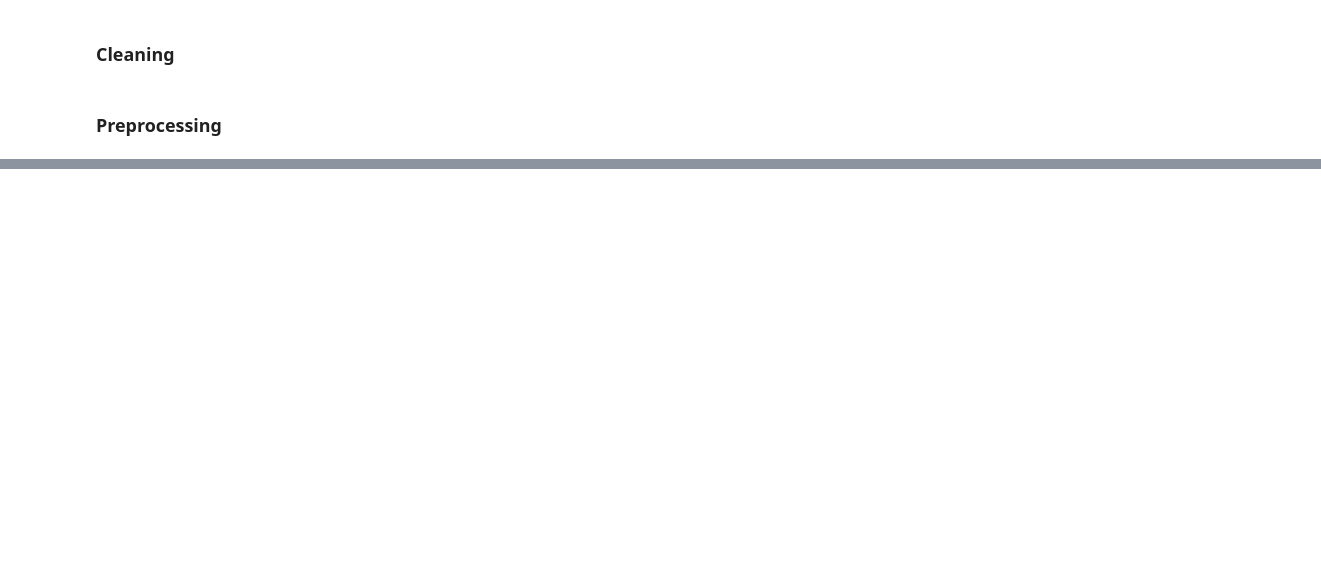
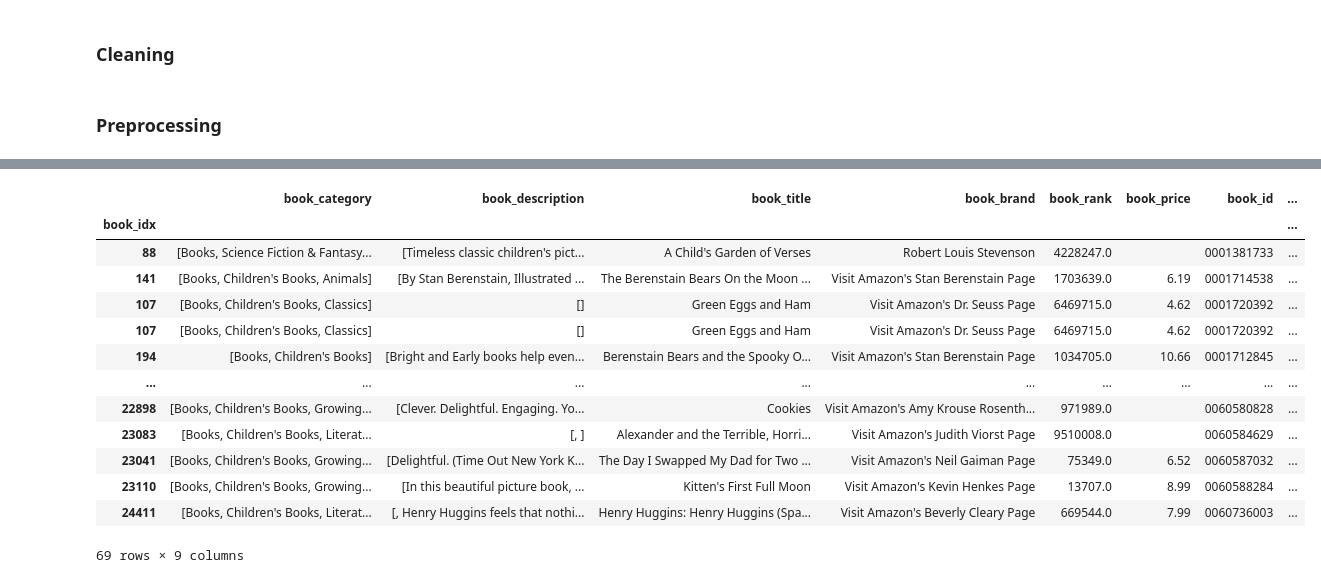
Before and after one commit to Pmcslarrow/booky, a Jupyter notebook: amazon-books/main.ipynb, the cells around one changed output, grey strips where cells are left out. Drawn from its saved outputs; the diff is of its cells as text; code cells hidden in the pictures; blank space fills up the shorter version.

Commit message:
feat: 0006 Git LFS saving artifacts and training

```diff
--- a/amazon-books/main.ipynb
+++ b/amazon-books/main.ipynb
@@ -21,7 +21,7 @@ def getDF(path):
   for d in parse(path):
     df[i] = d
     i += 1
-    if i > 100000:
+    if i > 500000: # 750000 worked well
       break
   return pd.DataFrame.from_dict(df, orient='index')
 
@@ -218,0 +322,31 @@ class TwoTowersDataset(Dataset):
+# %%
+# 1. Enforce min-interaction filter: drop users with < 5 reviews entirely.
+MIN_INTERACTIONS = 4
+counts = df_reviews["user_idx"].value_counts()
+keep_users = counts[counts >= MIN_INTERACTIONS].index
+df_reviews = df_reviews[df_reviews["user_idx"].isin(keep_users)].copy()
+
+# 2. Now leave-one-out split (every remaining user has >=5, so all are eligible).
+val_idx = df_reviews.groupby("user_idx").sample(n=1, random_state=42).index
+df_val = df_reviews.loc[val_idx]
+df_train = df_reviews.drop(index=val_idx)
+
+print(f"users kept: {df_reviews['user_idx'].nunique()}, "
+      f"train rows: {len(df_train)}, val rows: {len(df_val)}")
+
+# logQ correction: in-batch negatives are sampled proportional to how often a
+# book appears in the data, so popular books are unfairly over-penalized. We
+# subtract log(sampling_prob) from each item's logit to correct for that. This
+# is what stops one popular title from topping everyone's list.
+book_counts = np.ones(n_books)  # +1 smoothing so unseen books aren't -inf
+for b in df_train["book_idx"].values:
+    book_counts[b] += 1
+book_log_prob = torch.tensor(
+    np.log(book_counts / book_counts.sum()), dtype=torch.float32, device=device
+)
+
+train_dataset = TwoTowersDataset(df_train)
+val_dataset = TwoTowersDataset(df_val)
+
+train_dataloader = DataLoader(train_dataset, batch_size=512, shuffle=True, drop_last=True)
+val_dataloader = DataLoader(val_dataset, batch_size=512, shuffle=False)
@@ -232,0 +596,18 @@ dataset[2]
+# %%
+reviewed_book_ids = df_reviews[df_reviews["user_idx"] == 1000]["book_idx"].values
+df_metadata.iloc[reviewed_book_ids]
+# %% [output]
+|  | book_category | book_description | book_title | book_brand | book_rank | book_price | book_id | ... |
+| book_idx |  |  |  |  |  |  |  | ... |
+| 88 | [Books, Science Fiction & Fantasy... | [Timeless classic children's pict... | A Child's Garden of Verses | Robert Louis Stevenson | 4228247.0 |  | 0001381733 | ... |
+| 141 | [Books, Children's Books, Animals] | [By Stan Berenstain, Illustrated ... | The Berenstain Bears On the Moon ... | Visit Amazon's Stan Berenstain Page | 1703639.0 | 6.19 | 0001714538 | ... |
+| 107 | [Books, Children's Books, Classics] | [] | Green Eggs and Ham | Visit Amazon's Dr. Seuss Page | 6469715.0 | 4.62 | 0001720392 | ... |
+| 107 | [Books, Children's Books, Classics] | [] | Green Eggs and Ham | Visit Amazon's Dr. Seuss Page | 6469715.0 | 4.62 | 0001720392 | ... |
+| 194 | [Books, Children's Books] | [Bright and Early books help even... | Berenstain Bears and the Spooky O... | Visit Amazon's Stan Berenstain Page | 1034705.0 | 10.66 | 0001712845 | ... |
+| ... | ... | ... | ... | ... | ... | ... | ... | ... |
+| 22898 | [Books, Children's Books, Growing... | [Clever. Delightful. Engaging. Yo... | Cookies | Visit Amazon's Amy Krouse Rosenth... | 971989.0 |  | 0060580828 | ... |
+| 23083 | [Books, Children's Books, Literat... | [, ] | Alexander and the Terrible, Horri... | Visit Amazon's Judith Viorst Page | 9510008.0 |  | 0060584629 | ... |
+| 23041 | [Books, Children's Books, Growing... | [Delightful. (Time Out New York K... | The Day I Swapped My Dad for Two ... | Visit Amazon's Neil Gaiman Page | 75349.0 | 6.52 | 0060587032 | ... |
+| 23110 | [Books, Children's Books, Growing... | [In this beautiful picture book, ... | Kitten's First Full Moon | Visit Amazon's Kevin Henkes Page | 13707.0 | 8.99 | 0060588284 | ... |
+| 24411 | [Books, Children's Books, Literat... | [, Henry Huggins feels that nothi... | Henry Huggins: Henry Huggins (Spa... | Visit Amazon's Beverly Cleary Page | 669544.0 | 7.99 | 0060736003 | ... |
+69 rows × 9 columns
```
Also changed, not shown: parts of 19 cells of this notebook, 3 other files.
